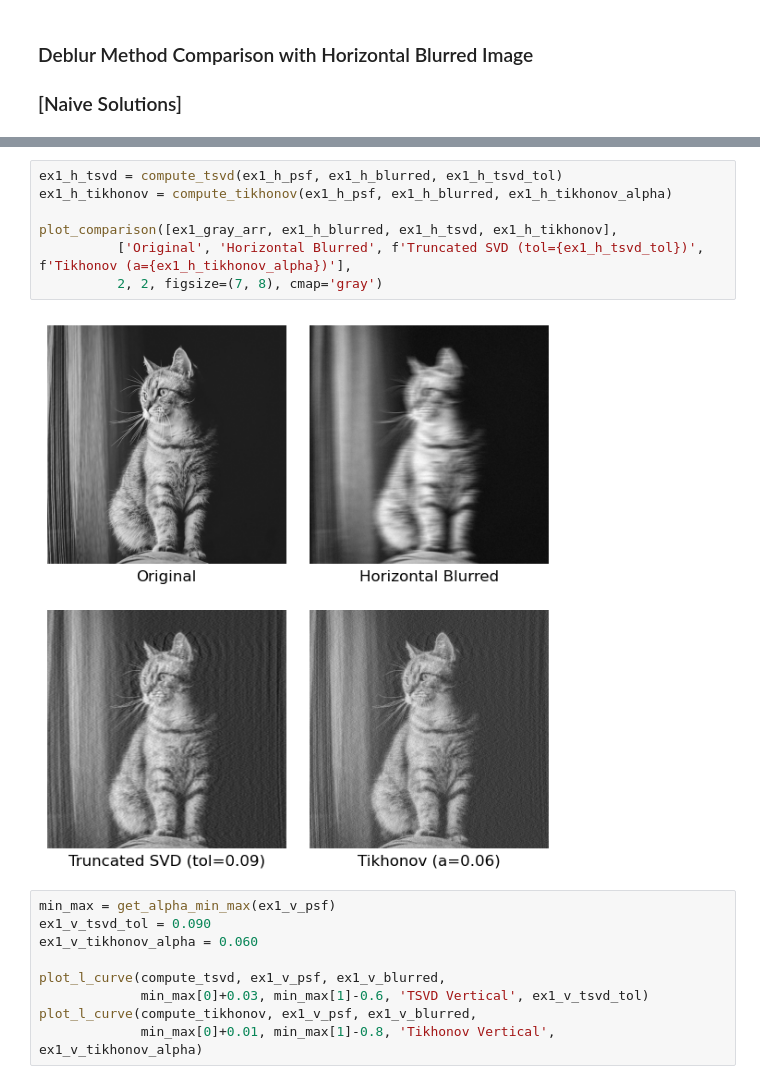
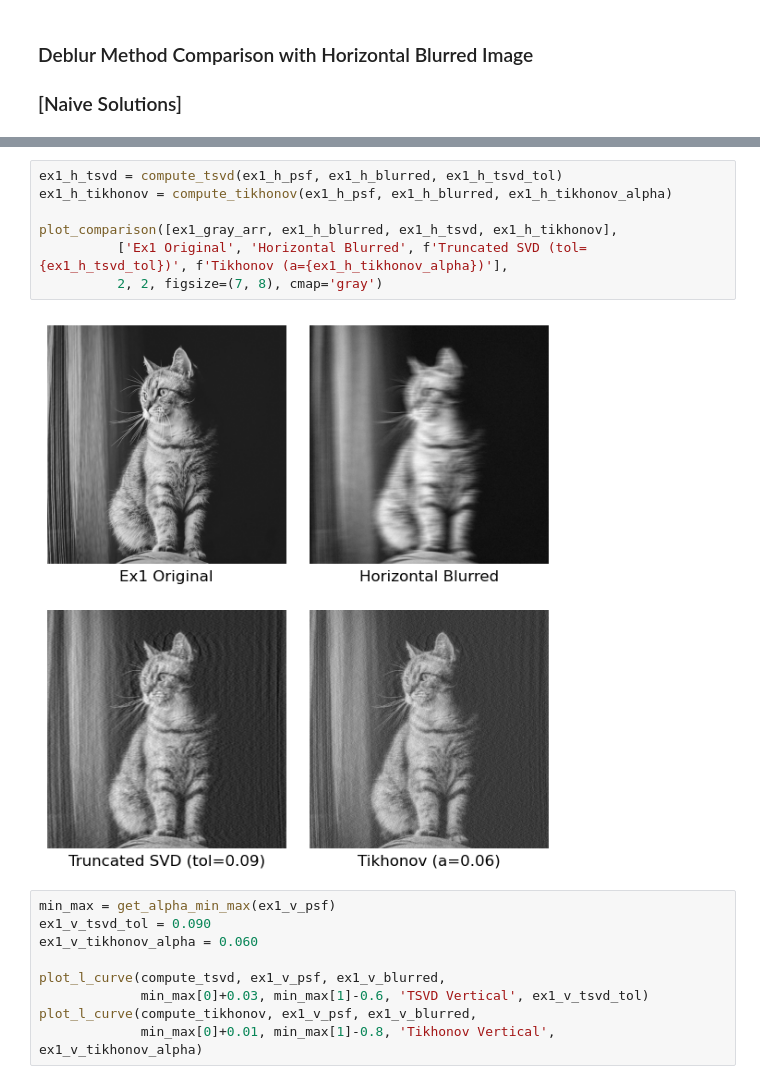
Before and after one commit to lunakim-ubc/ImageDeblurring, a Jupyter notebook: motion_deblur_linear.ipynb, the cells around one changed output, grey strips where cells are left out. Saved outputs shown, nothing was run; the diff lists cells and outputs as text.

```diff
--- a/motion_deblur_linear.ipynb
+++ b/motion_deblur_linear.ipynb
@@ -254,12 +270,12 @@ plot_l_curve(compute_tikhonov, ex1_h_psf, ex1_h_blurred,
 # %%
 ex1_h_tsvd = compute_tsvd(ex1_h_psf, ex1_h_blurred, ex1_h_tsvd_tol)
 ex1_h_tikhonov = compute_tikhonov(ex1_h_psf, ex1_h_blurred, ex1_h_tikhonov_alpha)
 
 plot_comparison([ex1_gray_arr, ex1_h_blurred, ex1_h_tsvd, ex1_h_tikhonov],
-          ['Original', 'Horizontal Blurred', f'Truncated SVD (tol={ex1_h_tsvd_tol})', f'Tikhonov (a={ex1_h_tikhonov_alpha})'],
+          ['Ex1 Original', 'Horizontal Blurred', f'Truncated SVD (tol={ex1_h_tsvd_tol})', f'Tikhonov (a={ex1_h_tikhonov_alpha})'],
           2, 2, figsize=(7, 8), cmap='gray')
 # %% [output]
-[figure, old version]
+[figure, new version]
 # %%
 min_max = get_alpha_min_max(ex1_v_psf)
 ex1_v_tsvd_tol = 0.090
```
Also changed, not shown: parts of 8 cells of this notebook.
